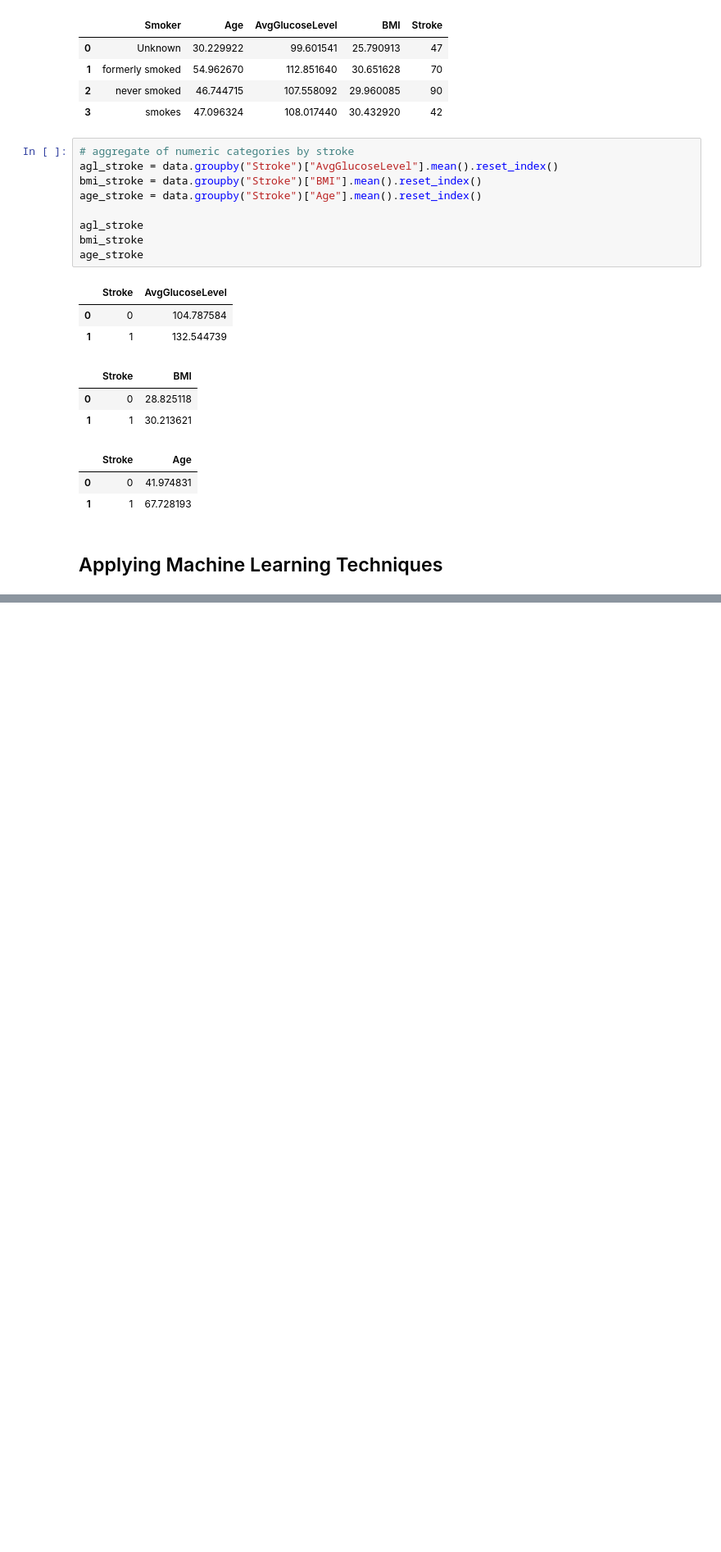
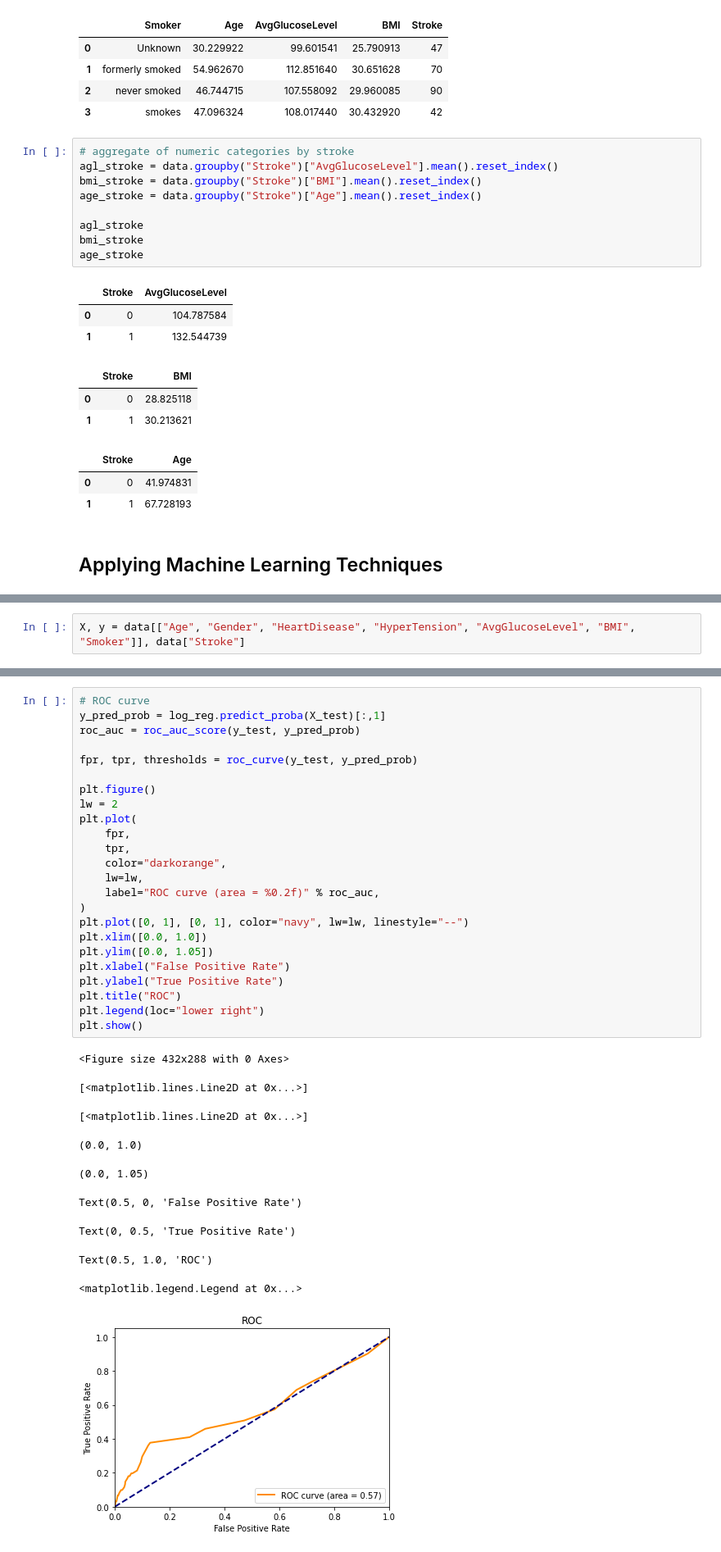
Before and after one commit to ritabanm-99/EAS-503-Final_Project, a Jupyter notebook: project_code.ipynb, the cells around one changed output, grey strips where cells are left out. Shown at 82% size. Drawn from its saved outputs; the diff is of its cells as text; blank space fills up the shorter version.

```diff
--- a/project_code.ipynb
+++ b/project_code.ipynb
@@ -402,0 +452,2 @@ age_stroke
+# %%
+X, y = data[["Age", "Gender", "HeartDisease", "HyperTension", "AvgGlucoseLevel", "BMI", "Smoker"]], data["Stroke"]
@@ -402,0 +509,35 @@ age_stroke
+# %%
+# ROC curve
+y_pred_prob = log_reg.predict_proba(X_test)[:,1]
+roc_auc = roc_auc_score(y_test, y_pred_prob)
+
+fpr, tpr, thresholds = roc_curve(y_test, y_pred_prob)
+
+plt.figure()
+lw = 2
+plt.plot(
+    fpr,
+    tpr,
+    color="darkorange",
+    lw=lw,
+    label="ROC curve (area = %0.2f)" % roc_auc,
+)
+plt.plot([0, 1], [0, 1], color="navy", lw=lw, linestyle="--")
+plt.xlim([0.0, 1.0])
+plt.ylim([0.0, 1.05])
+plt.xlabel("False Positive Rate")
+plt.ylabel("True Positive Rate")
+plt.title("ROC")
+plt.legend(loc="lower right")
+plt.show()
+# %% [output]
+<Figure size 432x288 with 0 Axes>
+[<matplotlib.lines.Line2D at 0x...>]
+[<matplotlib.lines.Line2D at 0x...>]
+(0.0, 1.0)
+(0.0, 1.05)
+Text(0.5, 0, 'False Positive Rate')
+Text(0, 0.5, 'True Positive Rate')
+Text(0.5, 1.0, 'ROC')
+<matplotlib.legend.Legend at 0x...>
+[figure, added]
```
Also changed, not shown: parts of 24 cells of this notebook.
